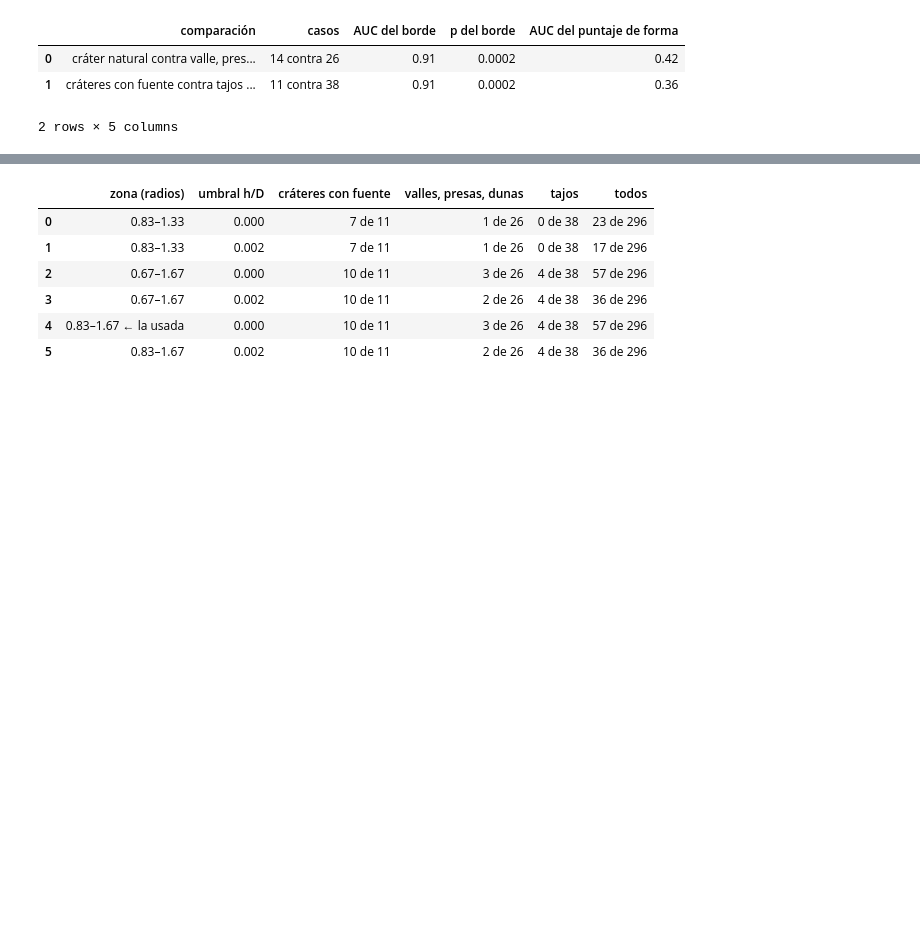
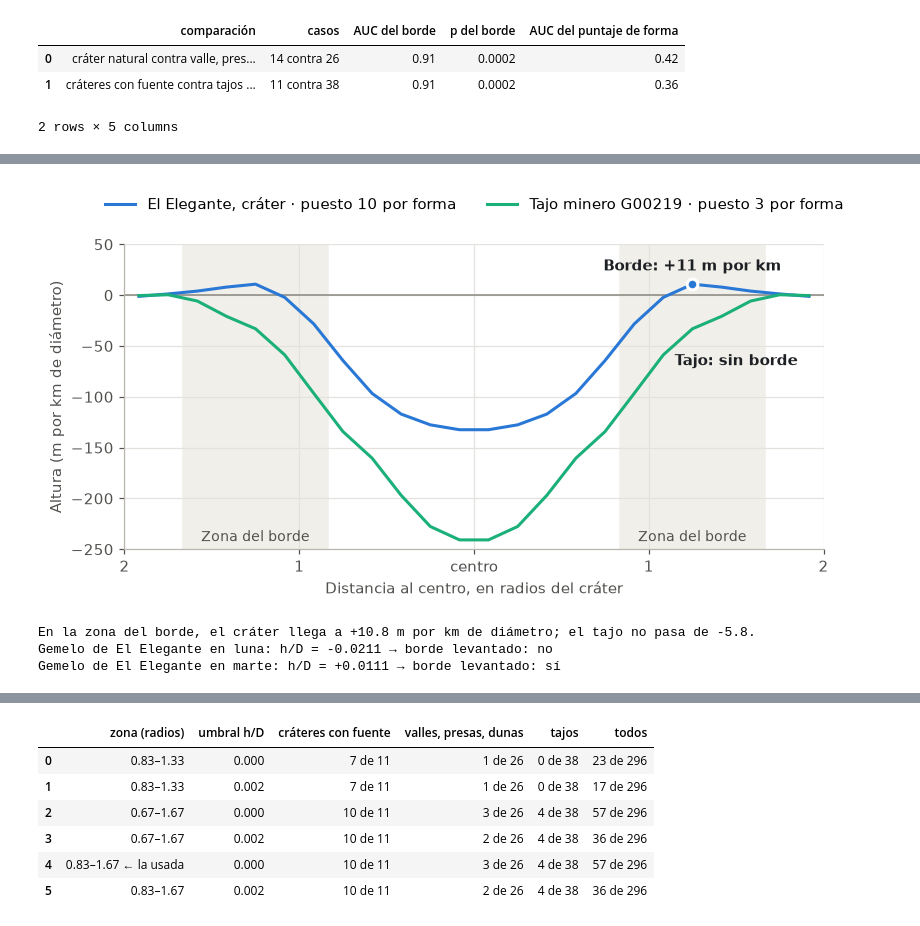
Before and after one commit to Niettzche/spaceapps-2026, a Jupyter notebook: informe/exposicion_modelo/01_borde_levantado.ipynb, the cells around one changed output, grey strips where cells are left out. Cells and saved outputs as stored; diff of their text form; code cells hidden in the pictures; blank space fills up the shorter version.

```diff
--- a/informe/exposicion_modelo/01_borde_levantado.ipynb
+++ b/informe/exposicion_modelo/01_borde_levantado.ipynb
@@ -211,0 +218,12 @@ pd.DataFrame(filas)
+# %%
+mina_ia = (t.etiqueta_ia == "mina_o_cantera") & (t.conf_ia >= 0.7)
+ej_c = t[con_fuente].sort_values("puesto por forma").iloc[0]
+ej_m = t[mina_ia].sort_values("puesto por forma").iloc[0]
+como = {ej_c.id: ej_c.con_fuente,
+        ej_m.id: f"etiqueta de IA mina_o_cantera (confianza {ej_m.conf_ia:.2f}); cantera de OpenStreetMap a {ej_m.km_mina:.1f} km"}
+for cid, texto in como.items():
+    print(f"{cid}: {texto}")
+pd.DataFrame([{"id": f.id, "diámetro (km)": round(f.diam_km, 2),
+               "profundidad / diámetro": round(f.prof_diam, 3), "puntaje de forma": round(f.forma_mejor, 3),
+               "puesto por forma": f["puesto por forma"], "h/D del borde": round(f.h, 4), "puesto por borde": f["puesto por borde"],
+               "borde levantado": "sí" if f.levantado else "no"} for f in (ej_c, ej_m)]).set_index("id").T
@@ -211,0 +242,30 @@ pd.DataFrame(filas)
+# %%
+pc, pm = (P[(t.id == f.id).to_numpy()][0] for f in (ej_c, ej_m))
+xs = np.concatenate([-r[::-1], r])                      # el perfil es un promedio por anillos: se dibuja a los dos lados del centro
+nombre_c = ej_c.id if pd.isna(ej_c.nombre) else ej_c.nombre.split(" (")[0]
+fig, ax = plt.subplots(figsize=(8.2, 3.6))
+for lo, hi in ((a, b), (-b, -a)):
+    ax.axvspan(lo, hi, color="#f1efe9", zorder=0)
+ax.axhline(0, color="#8a8780", lw=1)
+ax.plot(xs, np.concatenate([pc[::-1], pc]), color=AZUL, lw=2, label=f"{nombre_c}, cráter · puesto {ej_c['puesto por forma']} por forma")
+ax.plot(xs, np.concatenate([pm[::-1], pm]), color=VERDE, lw=2, label=f"Tajo minero {ej_m.id} · puesto {ej_m['puesto por forma']} por forma")
+k = int(np.argmax(np.where((r >= borde.VENTANA[0]) & (r < borde.VENTANA[1]), pc, -np.inf)))
+ax.plot(r[k], pc[k], "o", color=AZUL, ms=7, mec="white", mew=2)
+ax.annotate(f"Borde: +{pc[k]:.0f} m por km", (r[k], pc[k]), xytext=(0, 9), textcoords="offset points", ha="center", color=TINTA, fontweight="bold")
+ax.annotate("Tajo: sin borde", (1.5, pm[int(np.argmin(np.abs(r - 1.42)))]), xytext=(0, -32), textcoords="offset points", ha="center",
+            color=TINTA, fontweight="bold")
+ax.set(xlabel="Distancia al centro, en radios del cráter", ylabel="Altura (m por km de diámetro)", xlim=(-2, 2), ylim=(50 * np.floor(pm.min() / 50), 50))
+ax.set_xticks([-2, -1, 0, 1, 2], ["2", "1", "centro", "1", "2"])
+for x in (-(a + b) / 2, (a + b) / 2):
+    ax.text(x, ax.get_ylim()[0] + 8, "Zona del borde", ha="center", color=GRIS, fontsize=9)
+ax.legend(loc="upper center", bbox_to_anchor=(0.5, 1.2), ncol=2)
+plt.show()
+print(f"En la zona del borde, el cráter llega a {pc[k]:+.1f} m por km de diámetro; el tajo no pasa de {pm[(r >= borde.VENTANA[0]) & (r < borde.VENTANA[1])].max():+.1f}.")
+for cuerpo in ("luna", "marte"):                        # lo mismo, medido en los gemelos del cráter en la Luna y en Marte
+    h = borde.medir(ej_c.id, cuerpo)
+    print(f"Gemelo de {nombre_c} en {cuerpo}: " + ("sin perfil" if h is None else f"h/D = {h:+.4f} → borde levantado: {'sí' if borde.levantado(h) else 'no'}"))
+# %% [output]
+[figure, added]
+En la zona del borde, el cráter llega a +10.8 m por km de diámetro; el tajo no pasa de -5.8.
+Gemelo de El Elegante en luna: h/D = -0.0211 → borde levantado: no
+Gemelo de El Elegante en marte: h/D = +0.0111 → borde levantado: sí
```
Also changed, not shown: parts of 12 cells of this notebook, 9 other files.
